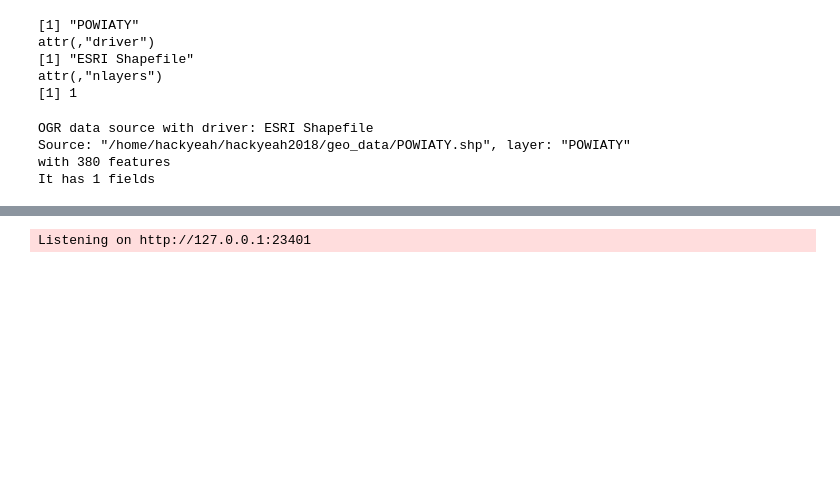
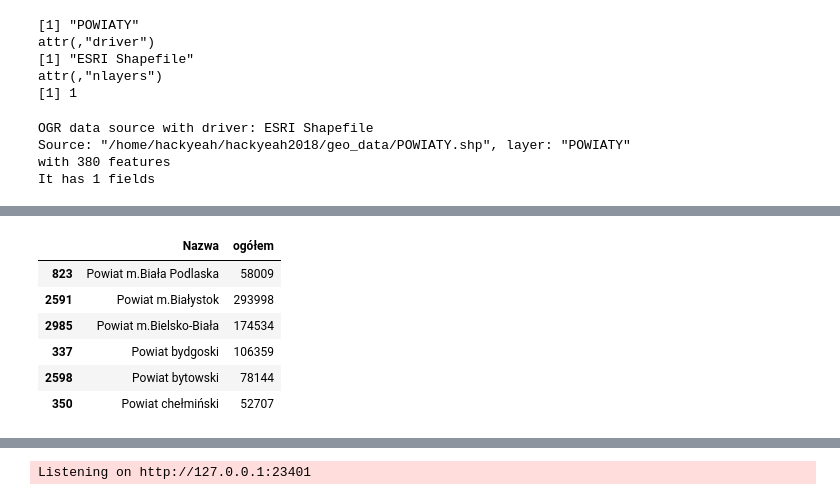
Before and after one commit to macieksk/hackyeah2018, a Jupyter notebook: R_Shiny_runApp.ipynb, the cells around one changed output, grey strips where cells are left out. Saved outputs shown, nothing was run; the diff lists cells and outputs as text; code cells hidden in the pictures; blank space fills up the shorter version.

```diff
--- a/R_Shiny_runApp.ipynb
+++ b/R_Shiny_runApp.ipynb
@@ -173,6 +173,11 @@ powiatyOGR$NAZWA[337]<-"ostrowski (wielkopolskie)"
 powiatyOGR$NAZWA[369]<-"średzki (dolnośląskie)"
 powiatyOGR$NAZWA[370]<-"średzki (wielkopolskie)"
 
+grep("nowodwo",tolower(powiatyOGR$NAZWA))
+powiatyOGR$NAZWA[315]<-"nowodworski" #"nowodworski (mazowieckie)"
+powiatyOGR$NAZWA[316]<-"nowodworski (pomorskie)"
+#powiatyOGR@polygons[316][[1]]@labpt[2:1]
+
 #powiatyOGR@polygons[370][[1]]@labpt[2:1]
 # %% [output]
 integer(0)
@@ -190,0 +246,10 @@ populacja<-read.csv(paste0(projDir,"/bdl_data/NARO_3304_CTAB_20181124191233.csv"
+# %%
+head(populacjaData[,c("Nazwa","ogółem")])
+# %% [output]
+|  | Nazwa | ogółem |
+| 823 | Powiat m.Biała Podlaska | 58009 |
+| 2591 | Powiat m.Białystok | 293998 |
+| 2985 | Powiat m.Bielsko-Biała | 174534 |
+| 337 | Powiat bydgoski | 106359 |
+| 2598 | Powiat bytowski | 78144 |
+| 350 | Powiat chełmiński | 52707 |
```
Also changed, not shown: parts of 9 cells of this notebook, 3 other files.
